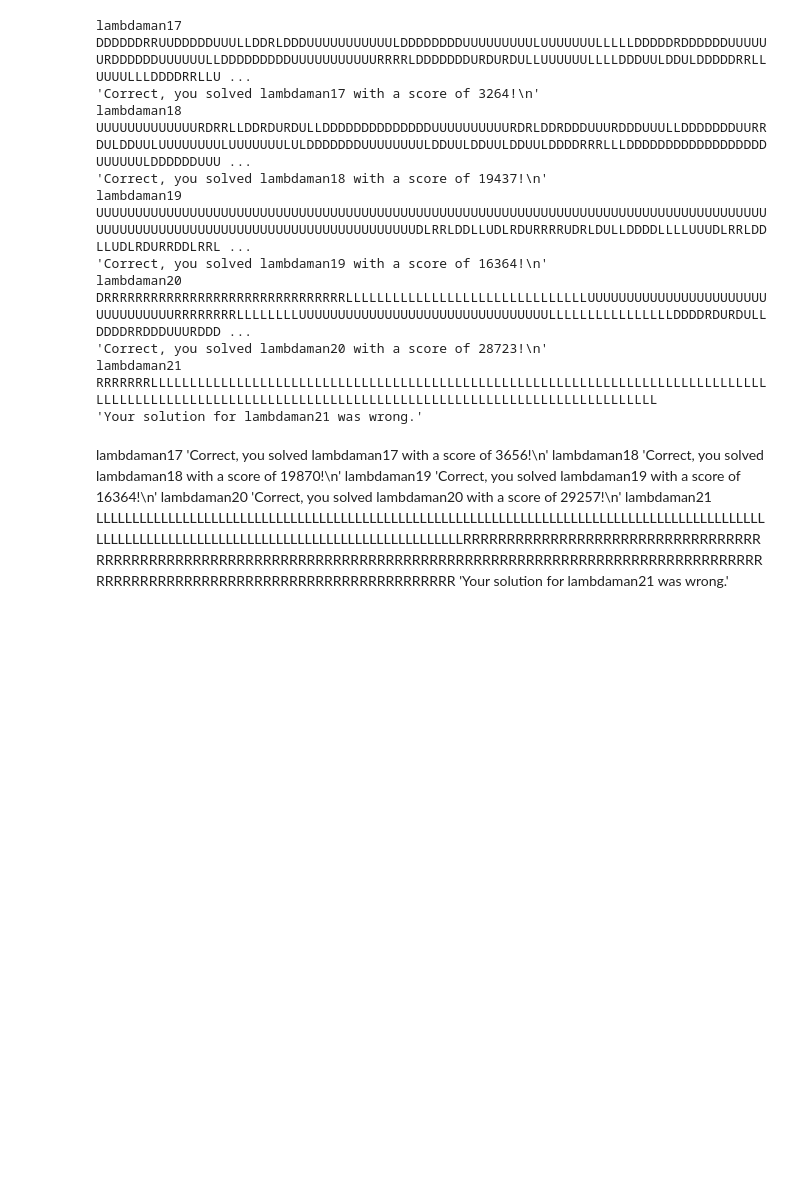
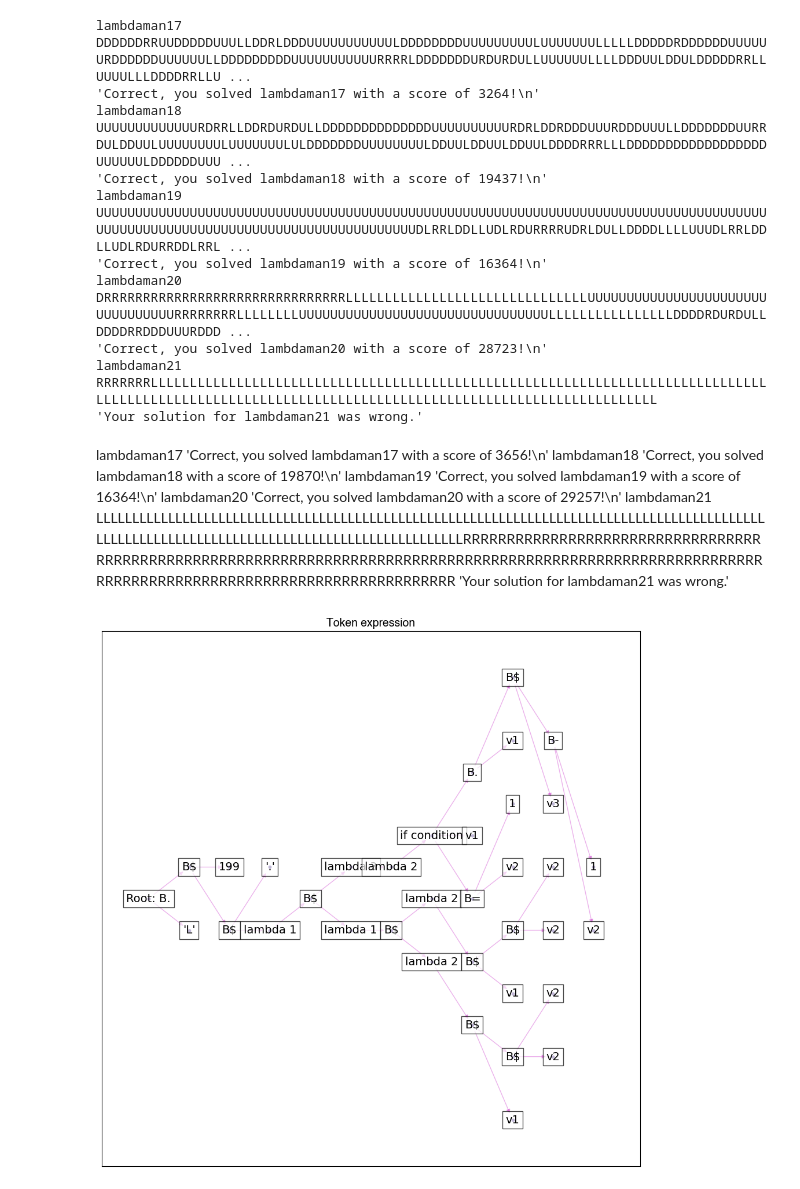
Before and after one commit to Lyrical-Tokarev/icfpc2024, a Jupyter notebook: notebooks/lambdaman.ipynb, the cells around one changed output. Drawn from its saved outputs; the diff is of its cells as text; code cells hidden in the pictures; blank space fills up the shorter version.

```diff
--- a/notebooks/lambdaman.ipynb
+++ b/notebooks/lambdaman.ipynb
@@ -337 +337,29 @@ lambdaman21 LLLLLLLLLLLLLLLLLLLLLLLLLLLLLLLLLLLLLLLLLLLLLLLLLLLLLLLLLLLLLLLLLLLL
 'Your solution for lambdaman21 was wrong.'
+# %%
+
+with open("../tasks/lambdaman/lambdaman6.txt") as f:
+    lines = f.readlines()
+    lines = "".join(lines)
+lambdaman6 = utils.parse_text(lines)
+# %%
+expression_graph = lambdaman6.graph()
+# %%
+import matplotlib.pyplot as plt
+pos = nx.bfs_layout(expression_graph, start=list(expression_graph.nodes)[0])
+fig, ax = plt.subplots(figsize=(12, 12))
+# Visualize graph components
+nx.draw_networkx_edges(expression_graph, pos, alpha=0.3, width=1, edge_color="m")
+nx.draw_networkx_nodes(expression_graph, pos, node_size=10, node_color="#210070", alpha=0.9)
+label_options = {"ec": "k", "fc": "white", "alpha": 0.7}
+nx.draw_networkx_labels(
+    expression_graph, pos, font_size=14, bbox=label_options,
+    labels=dict(expression_graph.nodes.data("label"))
+)
+
+# Title/legend
+font = {"fontname": "Helvetica", "color": "k", "fontweight": "bold", "fontsize": 14}
+ax.set_title("Token expression", font)
+# Change font color for legend
+font["color"] = "r"
+# %% [output]
+[figure, added]
```
Also changed, not shown: 2 other files.
